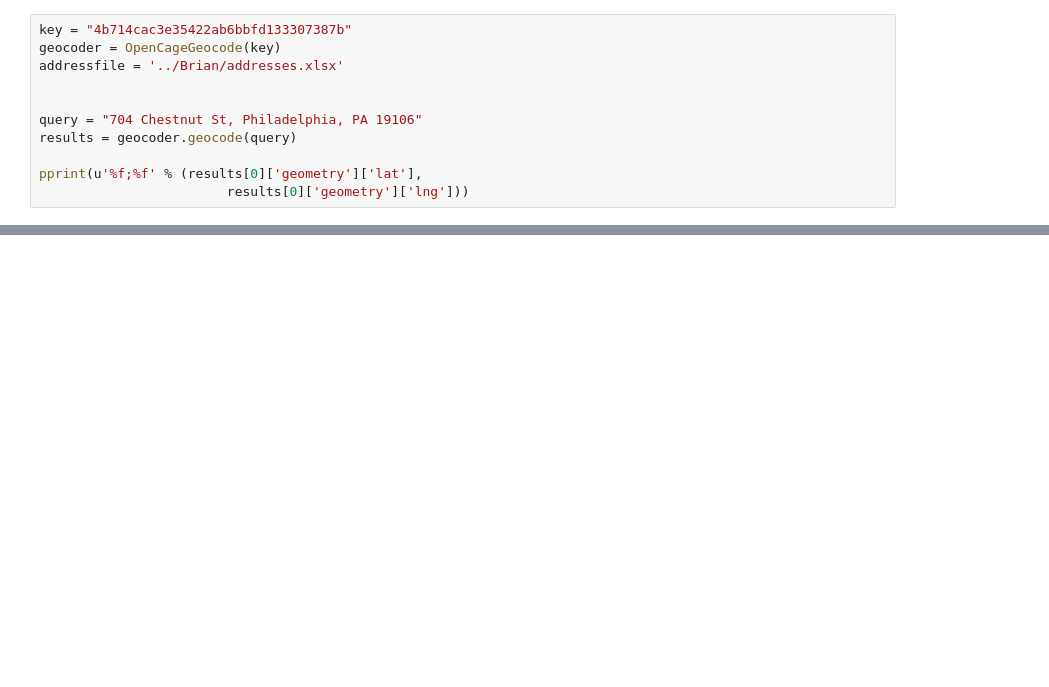
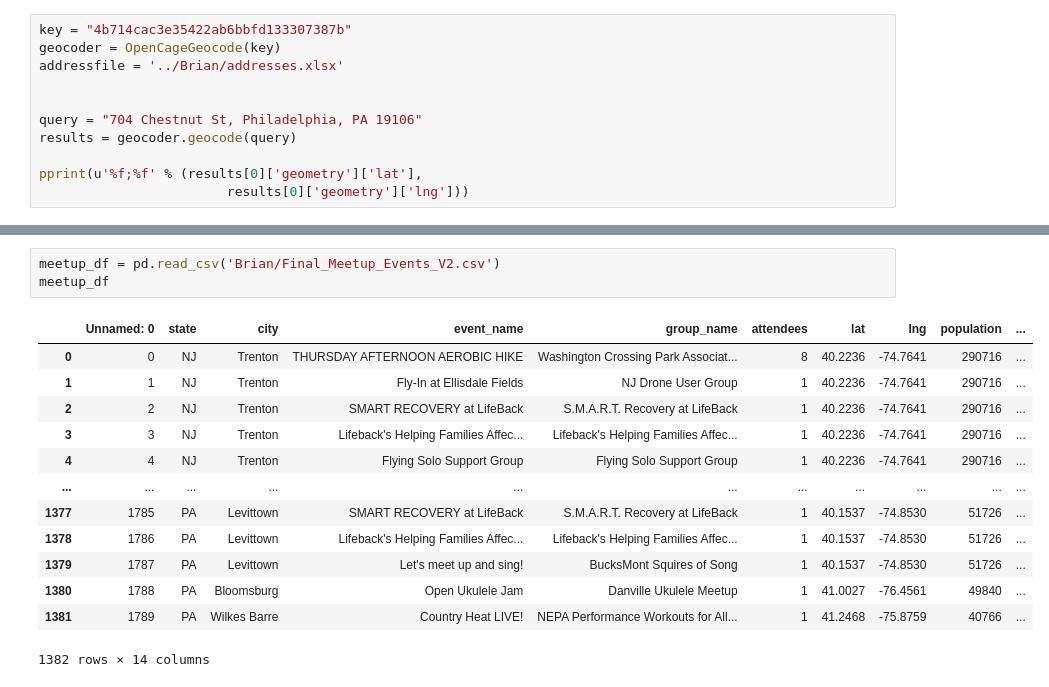
Before and after one commit to MersedehSP/Meetup_Project2, a Jupyter notebook: Opencage.ipynb, the cells around one changed output, grey strips where cells are left out. Drawn from its saved outputs; the diff is of its cells as text; blank space fills up the shorter version.

Commit message:
added lat and long for each event

```diff
--- a/Opencage.ipynb
+++ b/Opencage.ipynb
@@ -40,0 +46,17 @@ except RateLimitExceededError as ex:
+# %%
+meetup_df = pd.read_csv('Brian/Final_Meetup_Events_V2.csv')
+meetup_df
+# %% [output]
+|  | Unnamed: 0 | state | city | event_name | group_name | attendees | lat | lng | population | ... |
+| 0 | 0 | NJ | Trenton | THURSDAY AFTERNOON AEROBIC HIKE | Washington Crossing Park Associat... | 8 | 40.2236 | -74.7641 | 290716 | ... |
+| 1 | 1 | NJ | Trenton | Fly-In at Ellisdale Fields | NJ Drone User Group | 1 | 40.2236 | -74.7641 | 290716 | ... |
+| 2 | 2 | NJ | Trenton | SMART RECOVERY at LifeBack | S.M.A.R.T. Recovery at LifeBack | 1 | 40.2236 | -74.7641 | 290716 | ... |
+| 3 | 3 | NJ | Trenton | Lifeback's Helping Families Affec... | Lifeback's Helping Families Affec... | 1 | 40.2236 | -74.7641 | 290716 | ... |
+| 4 | 4 | NJ | Trenton | Flying Solo Support Group | Flying Solo Support Group | 1 | 40.2236 | -74.7641 | 290716 | ... |
+| ... | ... | ... | ... | ... | ... | ... | ... | ... | ... | ... |
+| 1377 | 1785 | PA | Levittown | SMART RECOVERY at LifeBack | S.M.A.R.T. Recovery at LifeBack | 1 | 40.1537 | -74.8530 | 51726 | ... |
+| 1378 | 1786 | PA | Levittown | Lifeback's Helping Families Affec... | Lifeback's Helping Families Affec... | 1 | 40.1537 | -74.8530 | 51726 | ... |
+| 1379 | 1787 | PA | Levittown | Let's meet up and sing! | BucksMont Squires of Song | 1 | 40.1537 | -74.8530 | 51726 | ... |
+| 1380 | 1788 | PA | Bloomsburg | Open Ukulele Jam | Danville Ukulele Meetup | 1 | 41.0027 | -76.4561 | 49840 | ... |
+| 1381 | 1789 | PA | Wilkes Barre | Country Heat LIVE! | NEPA Performance Workouts for All... | 1 | 41.2468 | -75.8759 | 40766 | ... |
+1382 rows × 14 columns
```
Also changed, not shown: parts of 17 cells of this notebook, 9 other files.
